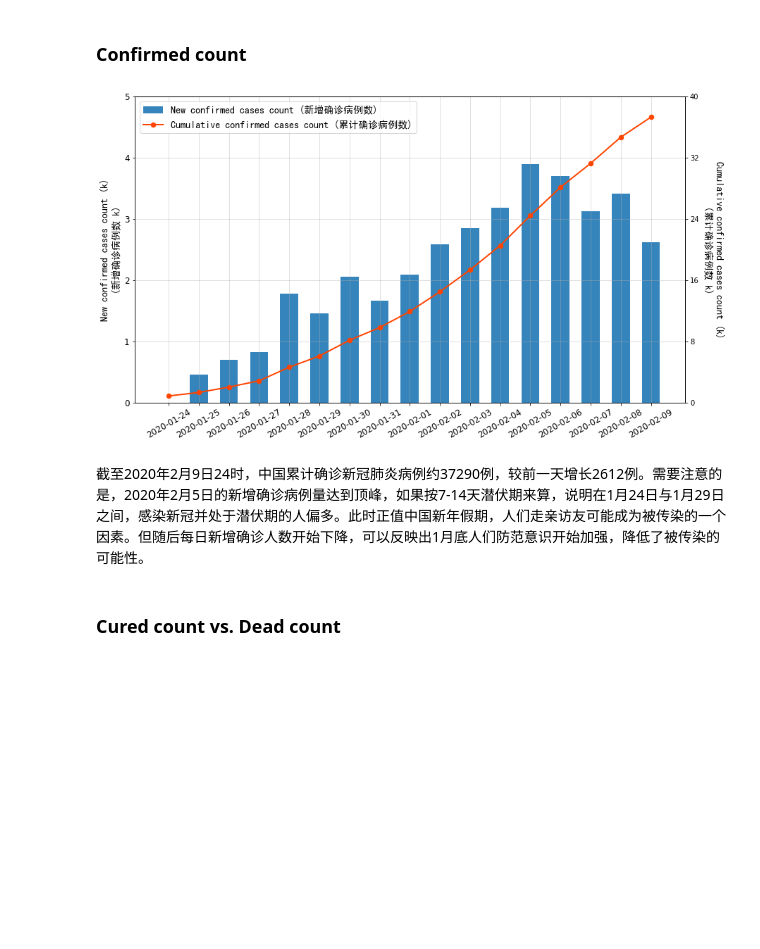
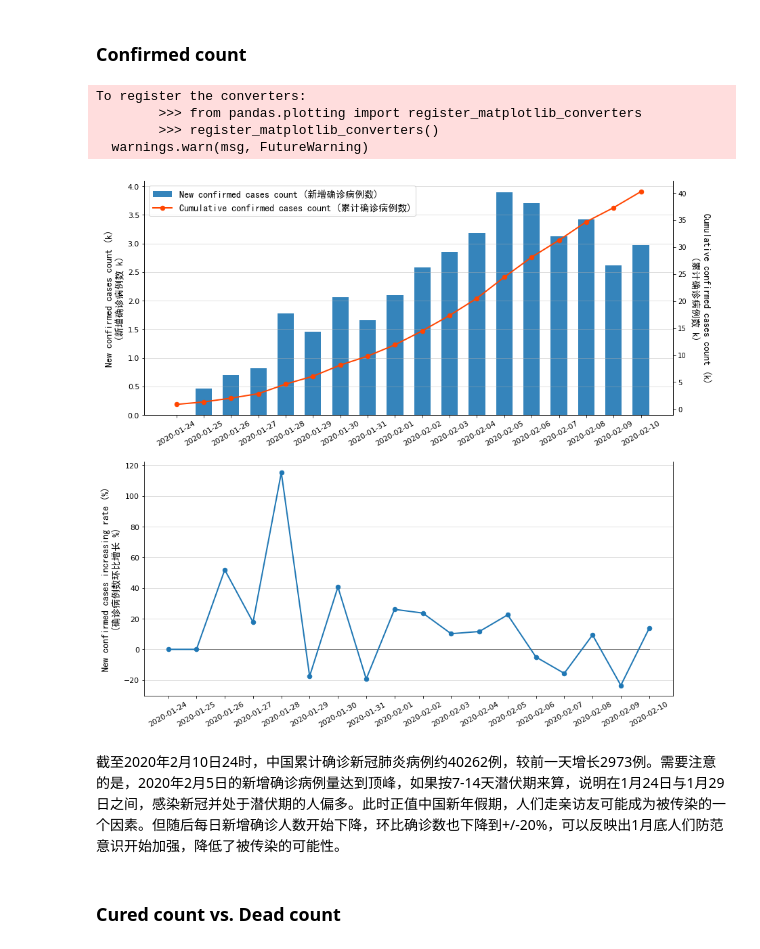
Before and after one commit to jingwen-z/python-playground, a Jupyter notebook: analysis/2019_nCoV/2019_nCoV.ipynb, the cells around one changed output. Drawn from its saved outputs; the diff is of its cells as text; code cells hidden in the pictures; blank space fills up the shorter version.

```diff
--- a/analysis/2019_nCoV/2019_nCoV.ipynb
+++ b/analysis/2019_nCoV/2019_nCoV.ipynb
@@ -321,6 +321,7 @@ china_daily_last['province_deadCount'] / (china_daily_last['province_confirmedCo
                                           china_daily_last['province_curedCount']) * 100
 
 china_daily_last['province_confirmedCount_new'] = china_daily_last['province_confirmedCount'].diff()
+china_daily_last['province_confirmedCount_deltaRate'] = china_daily_last['province_confirmedCount_new'].pct_change() * 100
 china_daily_last = china_daily_last.fillna(0)
 # %%
 china_daily_last
@@ -352,51 +352,82 @@ DATESFMT = mdates.DateFormatter('%Y-%m-%d')
 def thousands(x, pos):
     return '%1.0f' % (x * 1e-3)
 
+def thousands_1dec(x, pos):
+    return '%1.1f' % (x * 1e-3)
+
 formatter_thousands = FuncFormatter(thousands)
+formatter_thousands_1dec = FuncFormatter(thousands_1dec)
 # %%
-fig, ax = plt.subplots(nrows=1, ncols=1, figsize=(14, 8))
+fig, ax = plt.subplots(nrows=2, ncols=1, figsize=(14, 14))
 
-bar_new_cfirmed = ax.bar(china_daily_last.index,
-                         china_daily_last['province_confirmedCount_new'],
-                         alpha=0.9,
-                         width=0.6)
+# above
+bar_new_cfirmed = ax[0].bar(china_daily_last.index,
+                            china_daily_last['province_confirmedCount_new'],
+                            alpha=0.9,
+                            width=0.6)
 
-ax.tick_params(labelsize=12)
-ax.set_xticklabels(china_daily_last.index, rotation=30)
-ax.set_ylim(bottom=0, top=5000)
-ax.set_ylabel('New confirmed cases count (k)\n(新增确诊病例数 k)', size=12, fontproperties=fontP)
-ax.yaxis.set_major_formatter(formatter_thousands)
-ax.grid(which='major', alpha=0.5)
+ax[0].tick_params(labelsize=11)
+ax[0].set_xticklabels(china_daily_last.index, rotation=30)
+ax[0].set_ylabel('New confirmed cases count (k)\n(新增确诊病例数 k)', size=12, fontproperties=fontP)
+ax[0].yaxis.set_major_formatter(formatter_thousands_1dec)
+ax[0].grid(axis='y', which='major', alpha=0.5)
+ax[0].spines['top'].set_visible(False)
 
-ax_02 = ax.twinx()
+ax_02 = ax[0].twinx()
 line_cfirmed, = ax_02.plot(china_daily_last.index,
-                      china_daily_last['province_confirmedCount'],
-                      color='orangered',
-                      linewidth=2,
-                      marker='.',
-                      markersize=13)
+                           china_daily_last['province_confirmedCount'],
+                           color='orangered',
+                           linewidth=2,
+                           marker='.',
+                           markersize=13)
 ax_02.set_xticks(china_daily_last.index)
 ax_02.set_xticklabels(china_daily_last.index, rotation=30)
-ax_02.set_ylim(bottom=0, top=40000)
-ax_02.set_yticks(np.arange(0, 40001, 8000))
+# ax_02.set_ylim(bottom=0, top=40000)
+# ax_02.set_yticks(np.arange(0, 40001, 8000))
 ax_02.set_ylabel('Cumulative confirmed cases count (k)\n(累计确诊病例数 k)', rotation=270,
                  labelpad=35, size=12, fontproperties=fontP)
 
 ax_02.xaxis.set_major_formatter(DATESFMT)
 ax_02.yaxis.set_major_formatter(formatter_thousands)
 
 ax_02.legend(handles=(bar_new_cfirmed, line_cfirmed),
              fontsize=13,
              prop=fontP,
              labels=('New confirmed cases count (新增确诊病例数)',
                      'Cumulative confirmed cases count (累计确诊病例数)'),
              loc=2)
+ax_02.spines['top'].set_visible(False)
+
+# below
+ax[1].plot(china_daily_last.index,
+           [0] * len(china_daily_last),
+           color='gray', linewidth=1)
+line_delta, = ax[1].plot(china_daily_last.index,
+                         china_daily_last['province_confirmedCount_deltaRate'],
+                         linewidth=2,
+                         marker='.',
+                         markersize=13)
+
+ax[1].tick_params(labelsize=11)
+ax[1].set_xticks(china_daily_last.index)
+ax[1].set_xticklabels(china_daily_last.index, rotation=30)
+ax[1].set_ylabel('New confirmed cases increasing rate (%)\n(确诊病例数环比增长 %)', size=12, fontproperties=fontP)
+ax[1].xaxis.set_major_formatter(DATESFMT)
+ax[1].grid(axis='y', which='major', alpha=0.5)
+ax[1].spines['top'].set_visible(False)
+
+
+
 
 plt.show()
 # %% [output]
+To register the converters:
+        >>> from pandas.plotting import register_matplotlib_converters
+        >>> register_matplotlib_converters()
+  warnings.warn(msg, FutureWarning)
-[figure, old version]
+[figure, new version]
 # %% [markdown]
-截至2020年2月9日24时，中国累计确诊新冠肺炎病例约37290例，较前一天增长2612例。需要注意的是，2020年2月5日的新增确诊病例量达到顶峰，如果按7-14天潜伏期来算，说明在1月24日与1月29日之间，感染新冠并处于潜伏期的人偏多。此时正值中国新年假期，人们走亲访友可能成为被传染的一个因素。但随后每日新增确诊人数开始下降，可以反映出1月底人们防范意识开始加强，降低了被传染的可能性。
+截至2020年2月10日24时，中国累计确诊新冠肺炎病例约40262例，较前一天增长2973例。需要注意的是，2020年2月5日的新增确诊病例量达到顶峰，如果按7-14天潜伏期来算，说明在1月24日与1月29日之间，感染新冠并处于潜伏期的人偏多。此时正值中国新年假期，人们走亲访友可能成为被传染的一个因素。但随后每日新增确诊人数开始下降，环比确诊数也下降到+/-20%，可以反映出1月底人们防范意识开始加强，降低了被传染的可能性。
 # %% [markdown]
 ### Cured count vs. Dead count
 # %%
```
Also changed, not shown: parts of 11 cells of this notebook.
